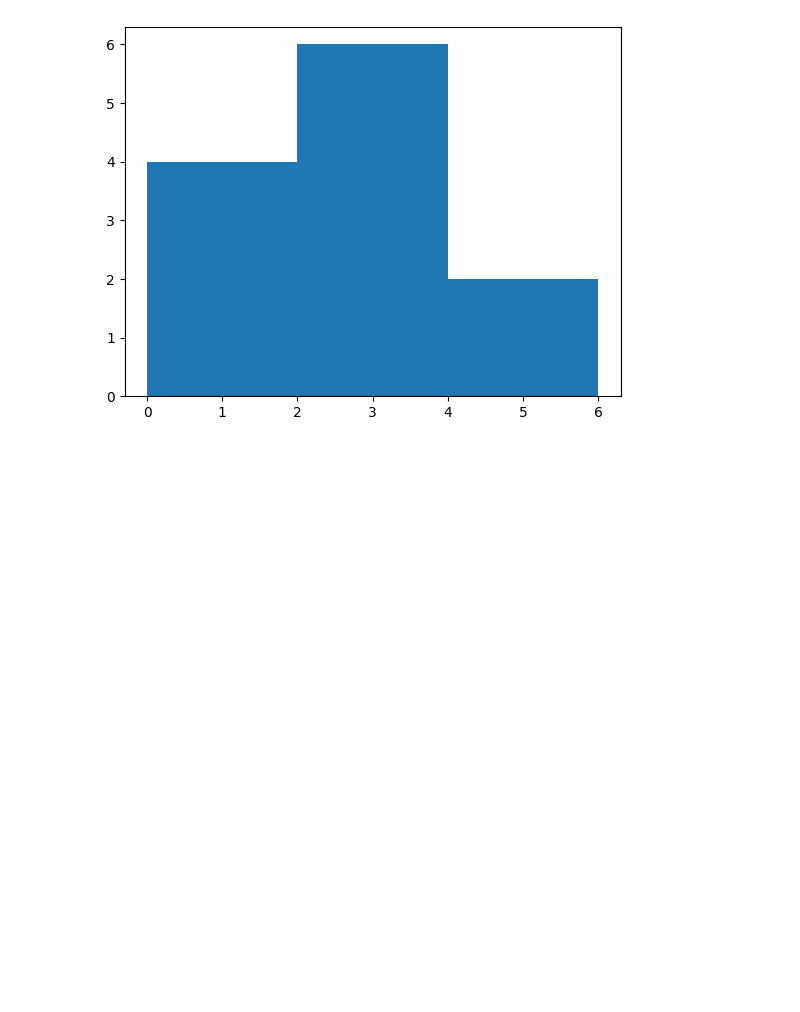
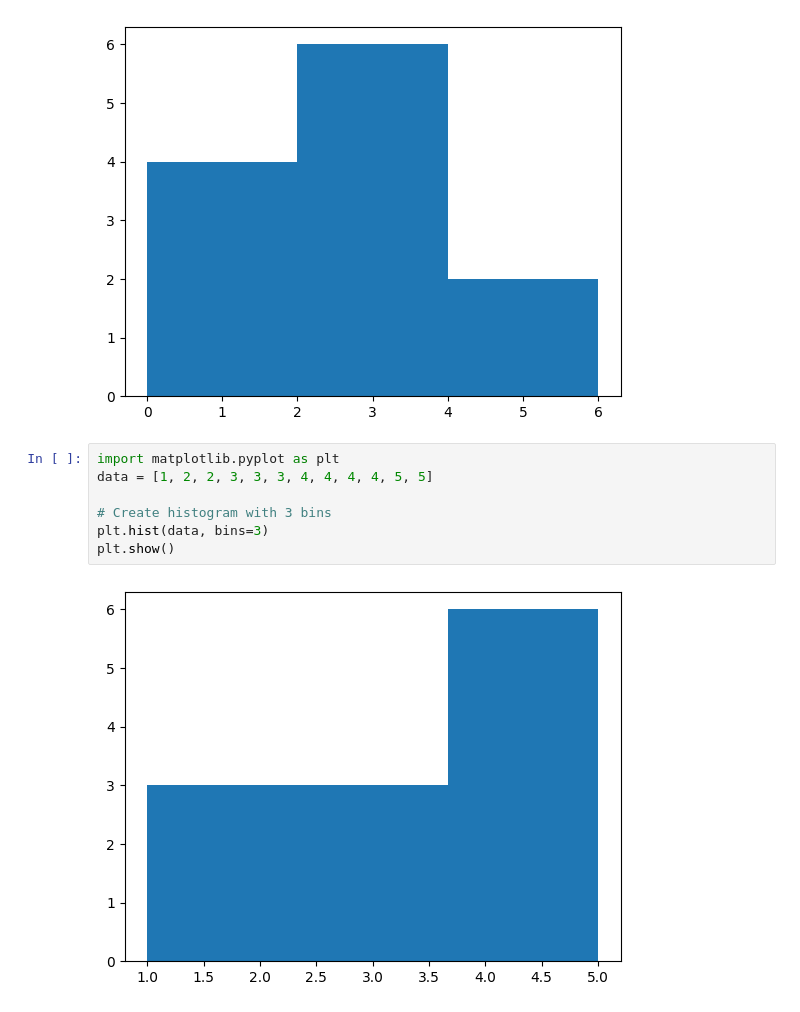
Before and after one commit to Aakriti-Dhungel/60DaysOfLearningWithLeapfrog, a Jupyter notebook: Intermediate Python/1_Matplotlib/03_histograms.ipynb, the cells around one changed output. Saved outputs shown, nothing was run; the diff lists cells and outputs as text; blank space fills up the shorter version.

```diff
--- a/Intermediate Python/1_Matplotlib/03_histograms.ipynb
+++ b/Intermediate Python/1_Matplotlib/03_histograms.ipynb
@@ -10,3 +10,12 @@ plt.hist(values,bins = 3)
 plt.show()
 # %% [output]
 [figure]
+# %%
+import matplotlib.pyplot as plt
+data = [1, 2, 2, 3, 3, 3, 4, 4, 4, 4, 5, 5]
+
+# Create histogram with 3 bins
+plt.hist(data, bins=3)
+plt.show()
+# %% [output]
+[figure, added]
```
Also changed, not shown: parts of 2 cells of this notebook, 2 other files.
